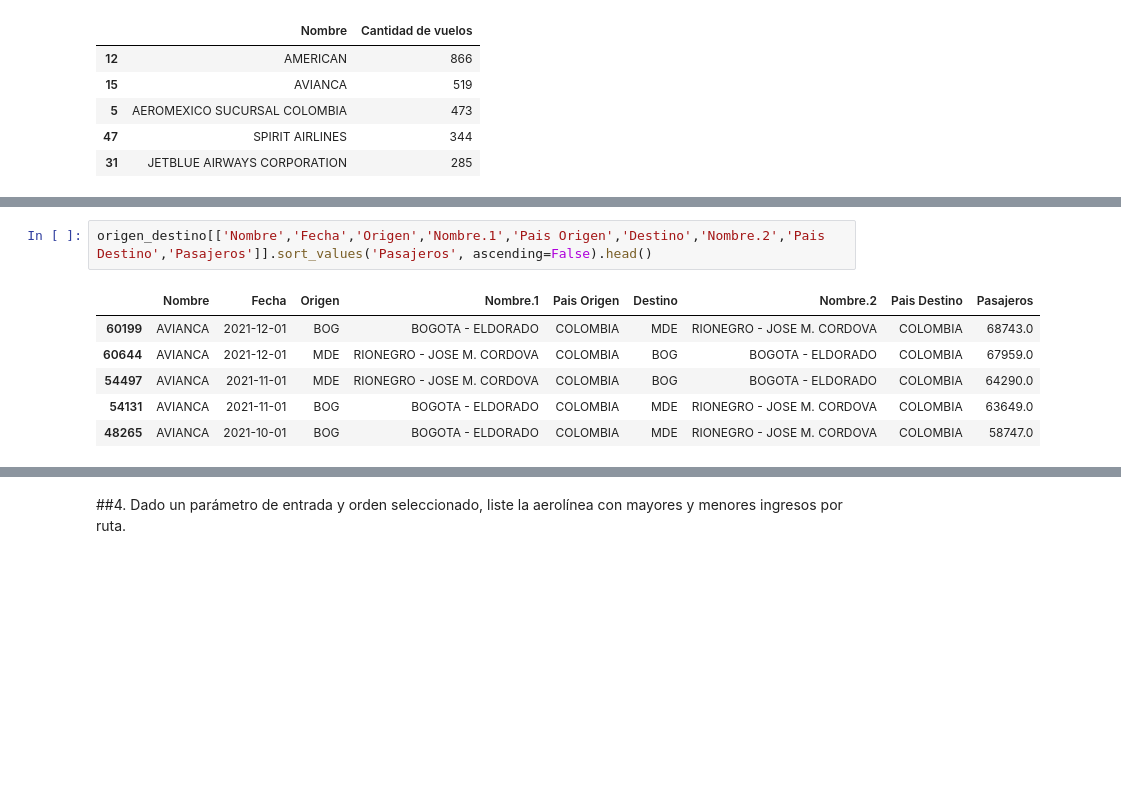
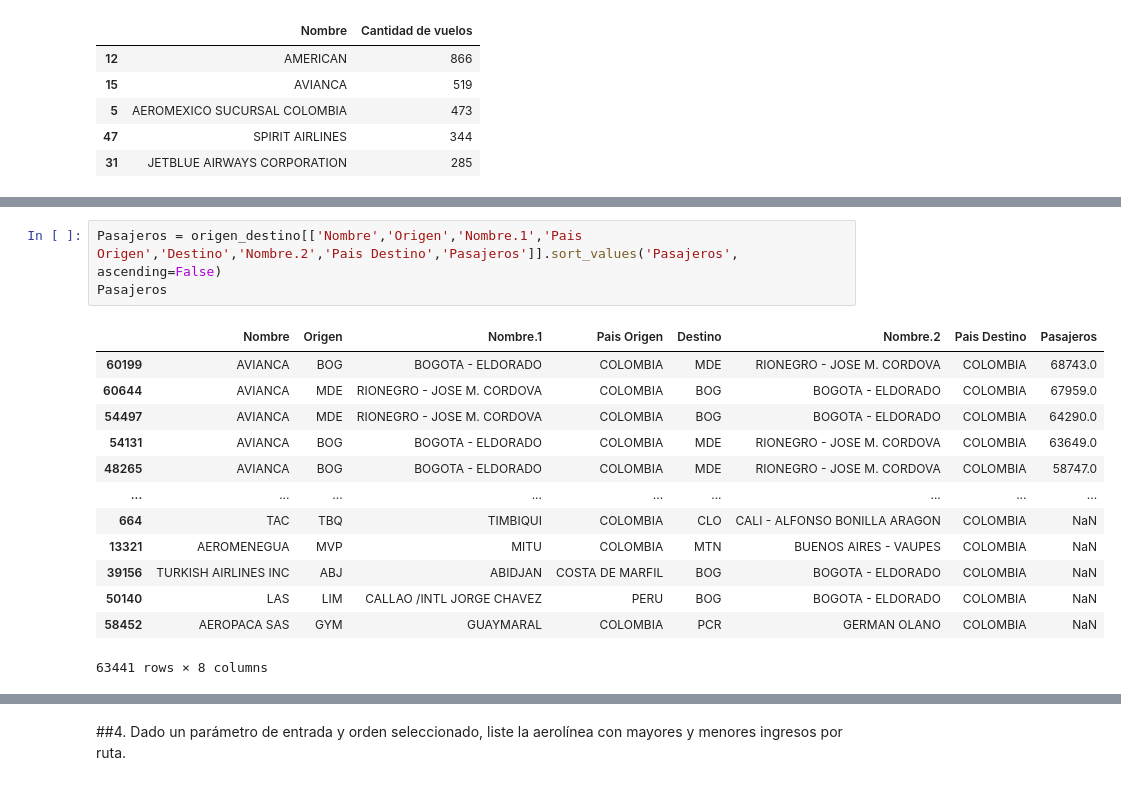
Before and after one commit to juandahur/ML-UdeA-Reto-Tec, a Jupyter notebook: Reto_Tecnologico.ipynb, the cells around one changed output, grey strips where cells are left out. Saved outputs shown, nothing was run; the diff lists cells and outputs as text; blank space fills up the shorter version.

```diff
--- a/Reto_Tecnologico.ipynb
+++ b/Reto_Tecnologico.ipynb
@@ -100,9 +127,17 @@ plt.show()
 # %%
-origen_destino[['Nombre','Fecha','Origen','Nombre.1','Pais Origen','Destino','Nombre.2','Pais Destino','Pasajeros']].sort_values('Pasajeros', ascending=False).head()
+Pasajeros = origen_destino[['Nombre','Origen','Nombre.1','Pais Origen','Destino','Nombre.2','Pais Destino','Pasajeros']].sort_values('Pasajeros', ascending=False)
+Pasajeros
 # %% [output]
-|  | Nombre | Fecha | Origen | Nombre.1 | Pais Origen | Destino | Nombre.2 | Pais Destino | Pasajeros |
-| 60199 | AVIANCA | 2021-12-01 | BOG | BOGOTA - ELDORADO | COLOMBIA | MDE | RIONEGRO - JOSE M. CORDOVA | COLOMBIA | 68743.0 |
-| 60644 | AVIANCA | 2021-12-01 | MDE | RIONEGRO - JOSE M. CORDOVA | COLOMBIA | BOG | BOGOTA - ELDORADO | COLOMBIA | 67959.0 |
-| 54497 | AVIANCA | 2021-11-01 | MDE | RIONEGRO - JOSE M. CORDOVA | COLOMBIA | BOG | BOGOTA - ELDORADO | COLOMBIA | 64290.0 |
-| 54131 | AVIANCA | 2021-11-01 | BOG | BOGOTA - ELDORADO | COLOMBIA | MDE | RIONEGRO - JOSE M. CORDOVA | COLOMBIA | 63649.0 |
-| 48265 | AVIANCA | 2021-10-01 | BOG | BOGOTA - ELDORADO | COLOMBIA | MDE | RIONEGRO - JOSE M. CORDOVA | COLOMBIA | 58747.0 |
+|  | Nombre | Origen | Nombre.1 | Pais Origen | Destino | Nombre.2 | Pais Destino | Pasajeros |
+| 60199 | AVIANCA | BOG | BOGOTA - ELDORADO | COLOMBIA | MDE | RIONEGRO - JOSE M. CORDOVA | COLOMBIA | 68743.0 |
+| 60644 | AVIANCA | MDE | RIONEGRO - JOSE M. CORDOVA | COLOMBIA | BOG | BOGOTA - ELDORADO | COLOMBIA | 67959.0 |
+| 54497 | AVIANCA | MDE | RIONEGRO - JOSE M. CORDOVA | COLOMBIA | BOG | BOGOTA - ELDORADO | COLOMBIA | 64290.0 |
+| 54131 | AVIANCA | BOG | BOGOTA - ELDORADO | COLOMBIA | MDE | RIONEGRO - JOSE M. CORDOVA | COLOMBIA | 63649.0 |
+| 48265 | AVIANCA | BOG | BOGOTA - ELDORADO | COLOMBIA | MDE | RIONEGRO - JOSE M. CORDOVA | COLOMBIA | 58747.0 |
+| ... | ... | ... | ... | ... | ... | ... | ... | ... |
+| 664 | TAC | TBQ | TIMBIQUI | COLOMBIA | CLO | CALI - ALFONSO BONILLA ARAGON | COLOMBIA | NaN |
+| 13321 | AEROMENEGUA | MVP | MITU | COLOMBIA | MTN | BUENOS AIRES - VAUPES | COLOMBIA | NaN |
+| 39156 | TURKISH AIRLINES INC | ABJ | ABIDJAN | COSTA DE MARFIL | BOG | BOGOTA - ELDORADO | COLOMBIA | NaN |
+| 50140 | LAS | LIM | CALLAO /INTL JORGE CHAVEZ | PERU | BOG | BOGOTA - ELDORADO | COLOMBIA | NaN |
+| 58452 | AEROPACA SAS | GYM | GUAYMARAL | COLOMBIA | PCR | GERMAN OLANO | COLOMBIA | NaN |
+63441 rows × 8 columns
```
Also changed, not shown: parts of 47 cells of this notebook.
